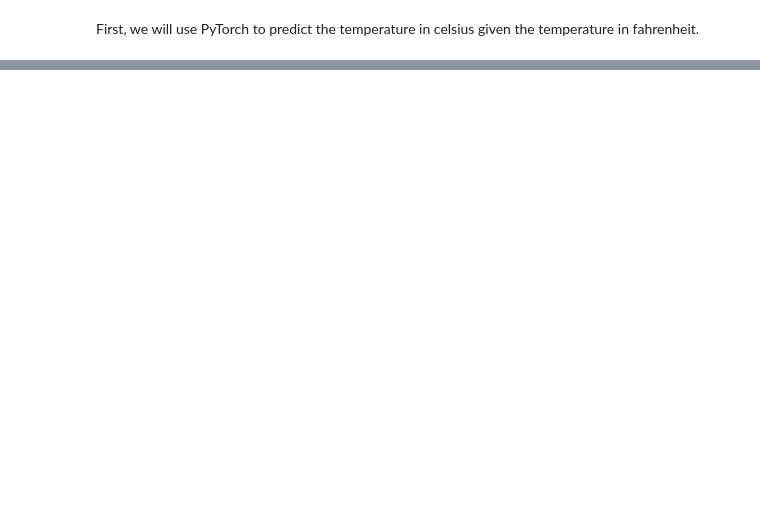
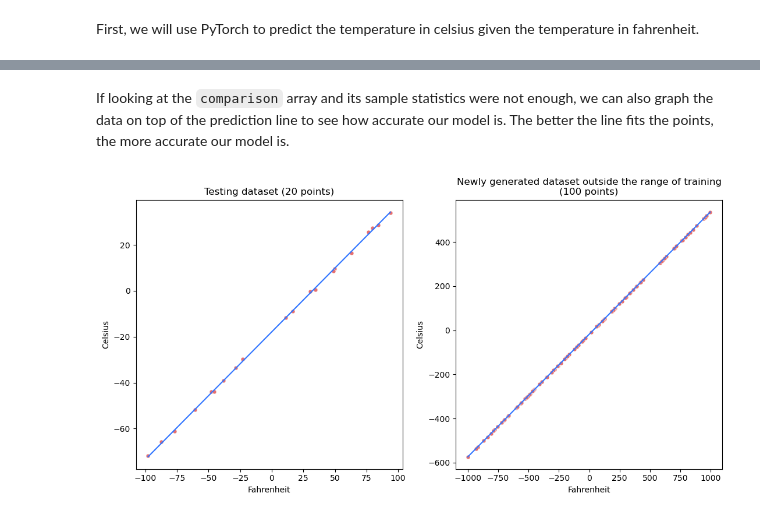
Before and after one commit to MisansProducts/Temperature-Prediction, a Jupyter notebook: main.ipynb, the cells around one changed output, grey strips where cells are left out. Saved outputs shown, nothing was run; the diff lists cells and outputs as text; code cells hidden in the pictures; blank space fills up the shorter version.

```diff
--- a/main.ipynb
+++ b/main.ipynb
@@ -109,0 +127,23 @@ Bias:   -17.73061943054199218750
+# %%
+#======Testing======
+#Sets the model to evaluation mode
+model.eval()
+
+#Sends the validation set to PyTorch
+x_test = torch.from_numpy(x_test).float().to(device)
+
+#Computes the predicted output
+yhat = model(x_test)
+
+#Gets the predicted output and compares it to the actual output
+y_predicted = yhat.cpu().detach().numpy()
+comparison = abs(y_predicted - y_test).flatten()
+
+#Creates a dataframe for the testing set to graph later (predicted)
+test_df_predicted = pd.DataFrame({"Fahrenheit": test_df_actual["Fahrenheit"], "Celsius": y_predicted.flatten()})
+
+#Prints statistics
+print("Testing set statistics")
+print(f"Median:\t{np.median(comparison)}")
+print(f"Mean:\t{np.mean(comparison)}")
+print(f"STD:\t{np.std(comparison)}")
@@ -179,0 +190,14 @@ STD:    0.0024157131777764657
+# %% [markdown]
+If looking at the `comparison` array and its sample statistics were not enough, we can also graph the data on top of the prediction line to see how accurate our model is. The better the line fits the points, the more accurate our model is.
+# %%
+#Visualizes the data
+fig, (ax1, ax2) = plt.subplots(1, 2, figsize=(13, 6))
+sns.scatterplot(data = test_df_actual, x = "Fahrenheit", y = "Celsius", s = 25, color = "#E67070", ax = ax1) #Testing points (actual)
+sns.lineplot(data = test_df_predicted, x = "Fahrenheit", y = "Celsius", color = "#3075FF", ax = ax1) #Testing line (predicted)
+ax1.set_title("Testing dataset (20 points)")
+sns.scatterplot(data = new_df_actual, x = "Fahrenheit", y = "Celsius", s = 25, color = "#E67070", ax = ax2) #New points (actual)
+sns.lineplot(data = new_df_predicted, x = "Fahrenheit", y = "Celsius", color = "#3075FF", ax = ax2) #New line (predicted)
+ax2.set_title("Newly generated dataset outside the range of training\n(100 points)")
+plt.show()
+# %% [output]
+[figure, added]
```
Also changed, not shown: parts of 12 cells of this notebook, 7 other files.
